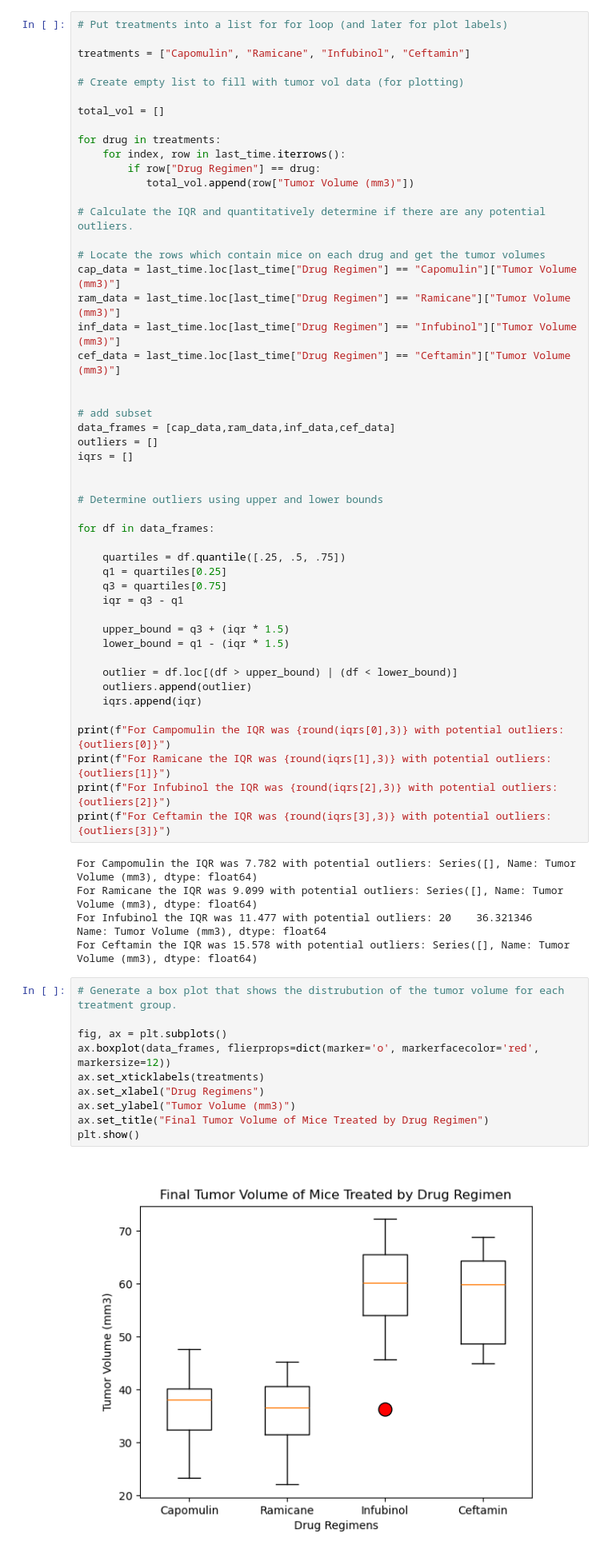
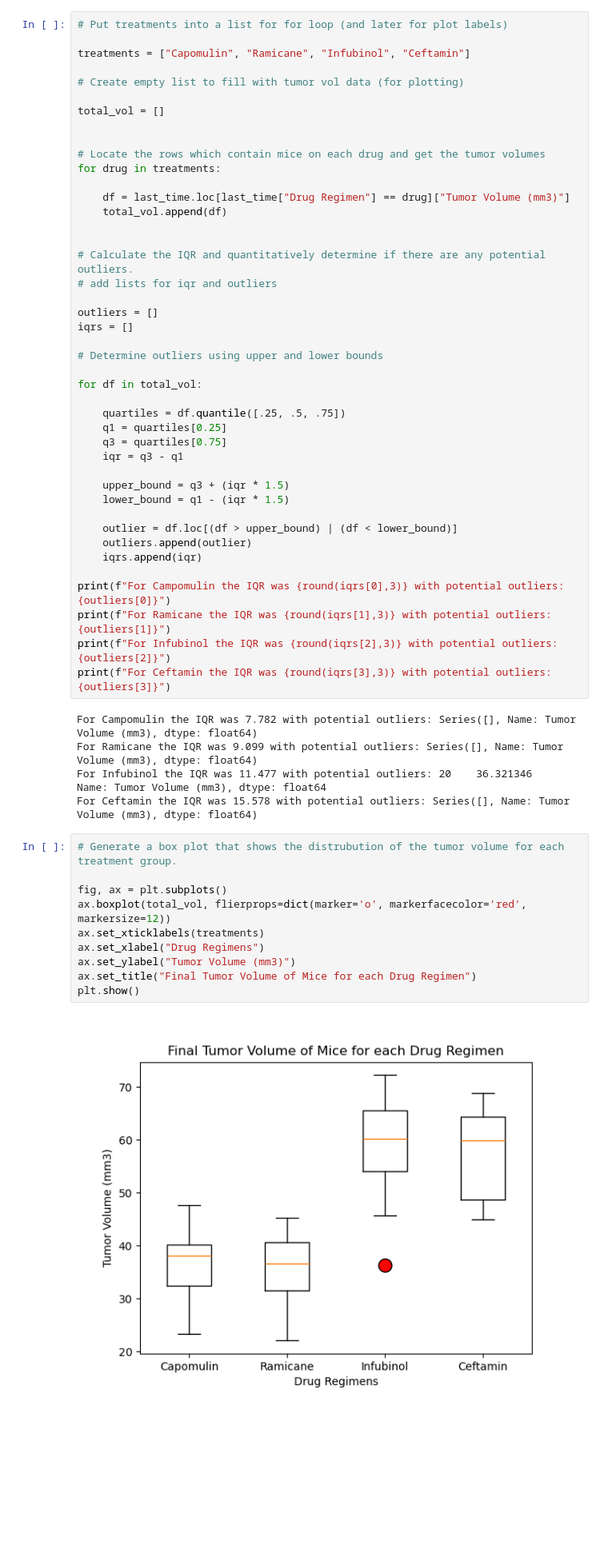
Before and after one commit to jacktemme/matplot-challenge, a Jupyter notebook: Pymaceuticals/pymaceuticals_starter.ipynb, the cells around one changed output. Shown at 80% size. Saved outputs shown, nothing was run; the diff lists cells and outputs as text; blank space fills up the shorter version.

```diff
--- a/Pymaceuticals/pymaceuticals_starter.ipynb
+++ b/Pymaceuticals/pymaceuticals_starter.ipynb
@@ -225,29 +225,23 @@ treatments = ["Capomulin", "Ramicane", "Infubinol", "Ceftamin"]
 
 total_vol = []
 
+
+# Locate the rows which contain mice on each drug and get the tumor volumes
 for drug in treatments:
-    for index, row in last_time.iterrows():
-        if row["Drug Regimen"] == drug:
-           total_vol.append(row["Tumor Volume (mm3)"])
+
+    df = last_time.loc[last_time["Drug Regimen"] == drug]["Tumor Volume (mm3)"]
+    total_vol.append(df)
+
 
 # Calculate the IQR and quantitatively determine if there are any potential outliers.
+# add lists for iqr and outliers
 
-# Locate the rows which contain mice on each drug and get the tumor volumes
-cap_data = last_time.loc[last_time["Drug Regimen"] == "Capomulin"]["Tumor Volume (mm3)"]
-ram_data = last_time.loc[last_time["Drug Regimen"] == "Ramicane"]["Tumor Volume (mm3)"]
-inf_data = last_time.loc[last_time["Drug Regimen"] == "Infubinol"]["Tumor Volume (mm3)"]
-cef_data = last_time.loc[last_time["Drug Regimen"] == "Ceftamin"]["Tumor Volume (mm3)"]
-
-
-# add subset
-data_frames = [cap_data,ram_data,inf_data,cef_data]
 outliers = []
 iqrs = []
 
-
 # Determine outliers using upper and lower bounds
 
-for df in data_frames:
+for df in total_vol:
 
     quartiles = df.quantile([.25, .5, .75])
     q1 = quartiles[0.25]
@@ -274,15 +268,15 @@ For Ceftamin the IQR was 15.578 with potential outliers: Series([], Name: Tumor
 # %%
 # Generate a box plot that shows the distrubution of the tumor volume for each treatment group.
 
 fig, ax = plt.subplots()
-ax.boxplot(data_frames, flierprops=dict(marker='o', markerfacecolor='red', markersize=12))
+ax.boxplot(total_vol, flierprops=dict(marker='o', markerfacecolor='red', markersize=12))
 ax.set_xticklabels(treatments)
 ax.set_xlabel("Drug Regimens")
 ax.set_ylabel("Tumor Volume (mm3)")
-ax.set_title("Final Tumor Volume of Mice Treated by Drug Regimen")
+ax.set_title("Final Tumor Volume of Mice for each Drug Regimen")
 plt.show()
 # %% [output]
-[figure, old version]
+[figure, new version]
 # %% [markdown]
 ## Line and Scatter Plots
 # %%
```
Also changed, not shown: parts of 6 cells of this notebook.
